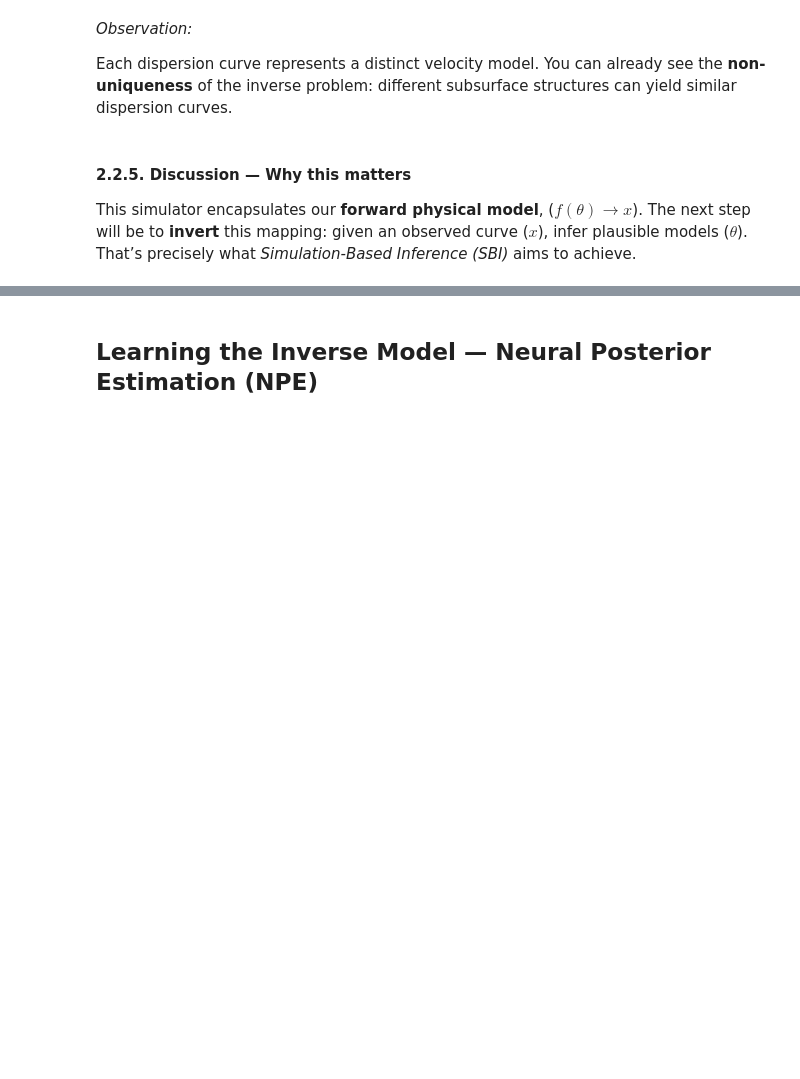
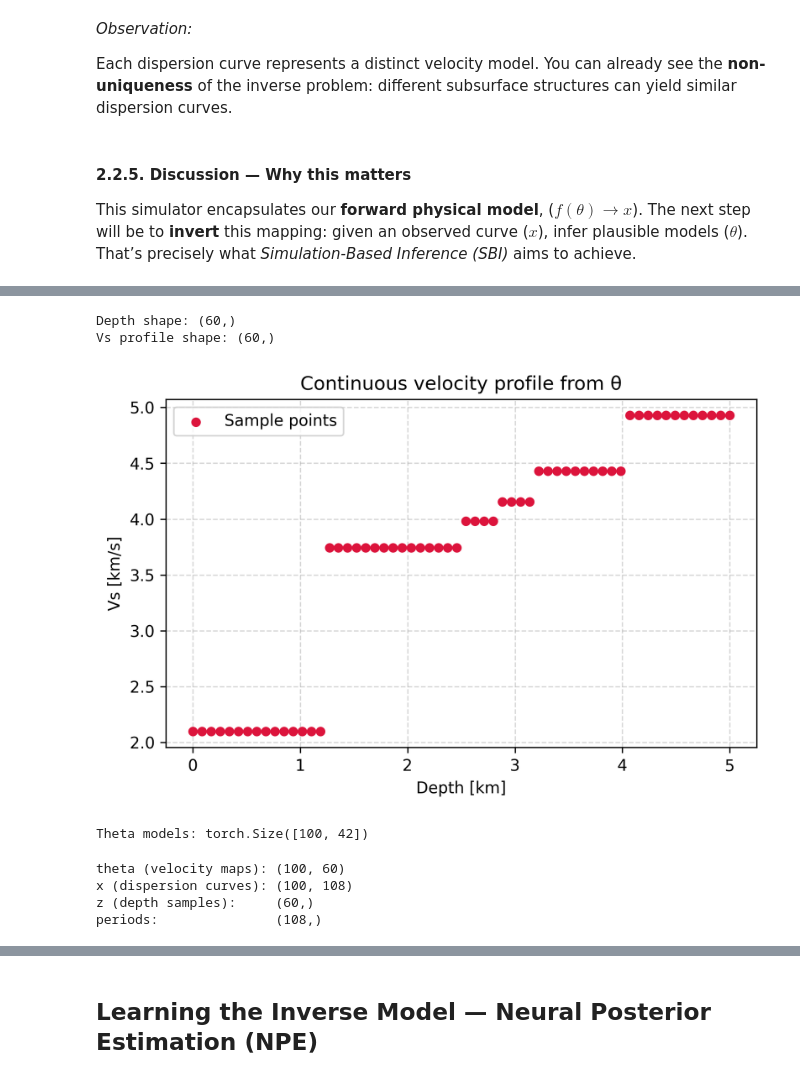
Before and after one commit to nschaetti/CompEarth_Workshop, a Jupyter notebook: notebooks/tutorial1.ipynb, the cells around one changed output, grey strips where cells are left out. Drawn from its saved outputs; the diff is of its cells as text; code cells hidden in the pictures; blank space fills up the shorter version.

```diff
--- a/notebooks/tutorial1.ipynb
+++ b/notebooks/tutorial1.ipynb
@@ -186,0 +360,6 @@ HuggingFace Space: https://huggingface.co/spaces/MIGRATE/surfdisp2k25
+# %%
+from compearth.utils import theta_to_velocity_profile
+
+# Take one of the random models
+theta_example = theta_prior[0]
+theta_example
@@ -186,0 +388,26 @@ HuggingFace Space: https://huggingface.co/spaces/MIGRATE/surfdisp2k25
+# %%
+# Convert to continuous velocity profile
+depth, vs_profile = theta_to_velocity_profile(
+    theta_example,
+    depth_max=5.0,
+    n_points=60
+)
+print(f"Depth shape: {depth.shape}")
+print(f"Vs profile shape: {vs_profile.shape}")
+# %% [output]
+Depth shape: (60,)
+Vs profile shape: (60,)
+# %%
+# Display depth and Vs in a small table
+import matplotlib.pyplot as plt
+plt.figure(figsize=(6, 4), dpi=300)
+plt.scatter(depth, vs_profile, color='crimson', s=25, marker='o', zorder=3, label='Sample points')
+plt.ylabel("Vs [km/s]")
+plt.xlabel("Depth [km]")
+plt.title("Continuous velocity profile from θ")
+plt.grid(True, linestyle='--', alpha=0.5)
+plt.legend()
+plt.tight_layout()
+plt.show()
+# %% [output]
+[figure, added]
@@ -186,0 +428,15 @@ HuggingFace Space: https://huggingface.co/spaces/MIGRATE/surfdisp2k25
+# %%
+theta_models, z_vnoi = sample_models(
+    n_samples=n_samples,
+    layers_min=2,
+    layers_max=max_layers,
+    z_min=0.0,
+    z_max=z_max,
+    vs_min=vs_min,
+    vs_max=vs_max,
+    thick_min=thick_min,
+    sort_vs=True
+)
+print(f"Theta models: {theta_models.shape}")
+# %% [output]
+Theta models: torch.Size([100, 42])
@@ -186,0 +467,21 @@ HuggingFace Space: https://huggingface.co/spaces/MIGRATE/surfdisp2k25
+# %%
+vel_maps = np.stack(vel_maps, axis=0)   # shape: (B, 60)
+z = np.linspace(0, depth_max, n_points_depth)
+periods = np.linspace(p_min, p_max, kmax)
+
+# ---- 4. Convert to torch tensors ----
+theta = torch.tensor(vel_maps, dtype=torch.float32)   # (B, 60)
+x = disp_curves.to(torch.float32)                     # (B, 108)
+z = torch.tensor(z, dtype=torch.float32)              # (60,)
+periods = torch.tensor(periods, dtype=torch.float32)  # (108,)                                     # shape (N, 22)
+
+# ---- 5. Display summary ----
+print(f"theta (velocity maps): {tuple(theta.shape)}")
+print(f"x (dispersion curves): {tuple(x.shape)}")
+print(f"z (depth samples):     {tuple(z.shape)}")
+print(f"periods:               {tuple(periods.shape)}")
+# %% [output]
+theta (velocity maps): (100, 60)
+x (dispersion curves): (100, 108)
+z (depth samples):     (60,)
+periods:               (108,)
```
Also changed, not shown: parts of 45 cells of this notebook, 5 other files.
